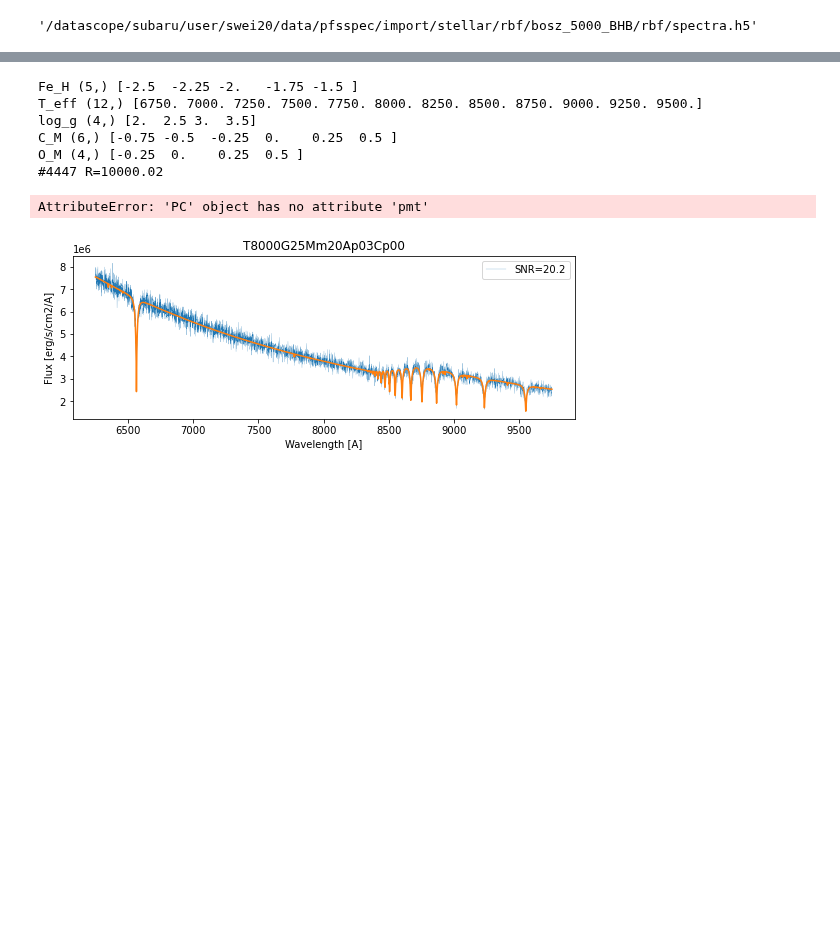
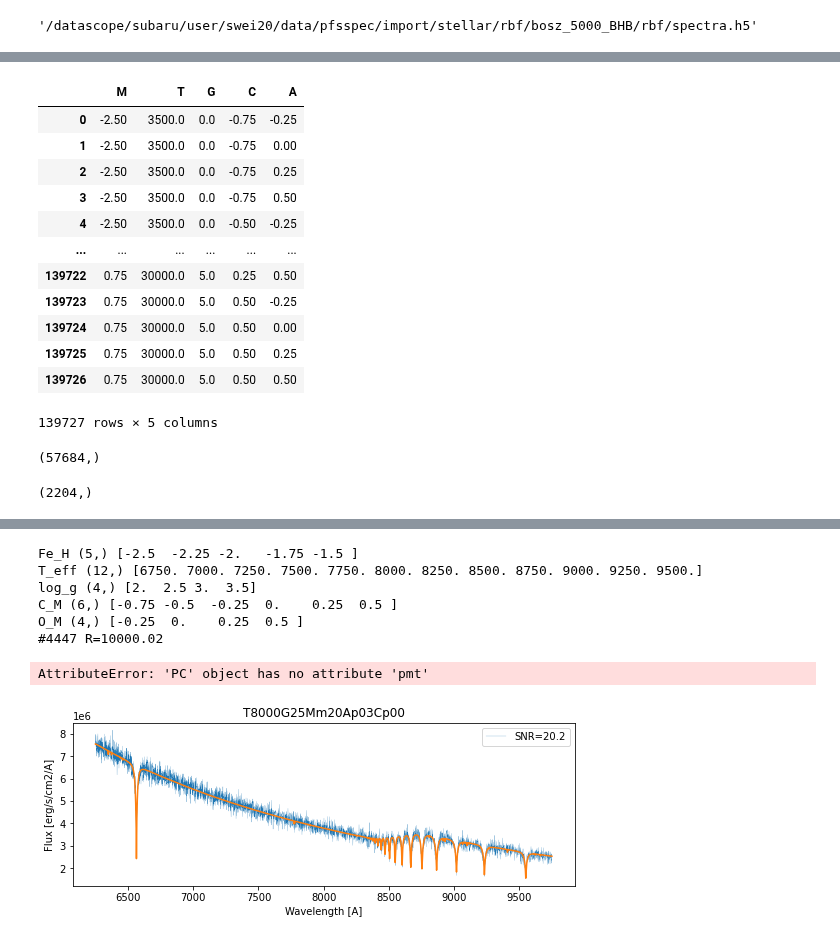
Before and after one commit to ViskaWei/LV, a Jupyter notebook: nb/fisher_pca.ipynb, the cells around one changed output, grey strips where cells are left out. Saved outputs shown, nothing was run; the diff lists cells and outputs as text; code cells hidden in the pictures; blank space fills up the shorter version.

```diff
--- a/nb/fisher_pca.ipynb
+++ b/nb/fisher_pca.ipynb
@@ -20,0 +58,2 @@ RBF_PATH
+# %%
+nSpec = para.shape[1]
@@ -20,0 +76,9 @@ RBF_PATH
+# %%
+para0=[]
+for ii, pname in enumerate(c.pshort):
+    pval = eval(f"c.u{pname}")
+    pdx_ii = pdx[ii]
+    print(pdx_ii.shape, len(pval), pval)
+    plist = [pval[pdx_ii[i]]  for i in range(nSpec)]
+    para0.append(plist)
+para0 = np.array(para0)
@@ -20,0 +125,2 @@ RBF_PATH
+# %%
+para= para0
@@ -20,0 +145,18 @@ RBF_PATH
+# %%
+dfpara = pd.DataFrame(data=para.T, columns=c.pshort)
+# %%
+dfpara
+# %% [output]
+|  | M | T | G | C | A |
+| 0 | -2.50 | 3500.0 | 0.0 | -0.75 | -0.25 |
+| 1 | -2.50 | 3500.0 | 0.0 | -0.75 | 0.00 |
+| 2 | -2.50 | 3500.0 | 0.0 | -0.75 | 0.25 |
+| 3 | -2.50 | 3500.0 | 0.0 | -0.75 | 0.50 |
+| 4 | -2.50 | 3500.0 | 0.0 | -0.50 | -0.25 |
+| ... | ... | ... | ... | ... | ... |
+| 139722 | 0.75 | 30000.0 | 5.0 | 0.25 | 0.50 |
+| 139723 | 0.75 | 30000.0 | 5.0 | 0.50 | -0.25 |
+| 139724 | 0.75 | 30000.0 | 5.0 | 0.50 | 0.00 |
+| 139725 | 0.75 | 30000.0 | 5.0 | 0.50 | 0.25 |
+| 139726 | 0.75 | 30000.0 | 5.0 | 0.50 | 0.50 |
+139727 rows × 5 columns
@@ -20,0 +165,4 @@ RBF_PATH
+# %%
+wave.shape
+# %% [output]
+(57684,)
@@ -20,0 +171,4 @@ RBF_PATH
+# %%
+wave0.shape
+# %% [output]
+(2204,)
```
Also changed, not shown: parts of 41 cells of this notebook, 5 other files.
